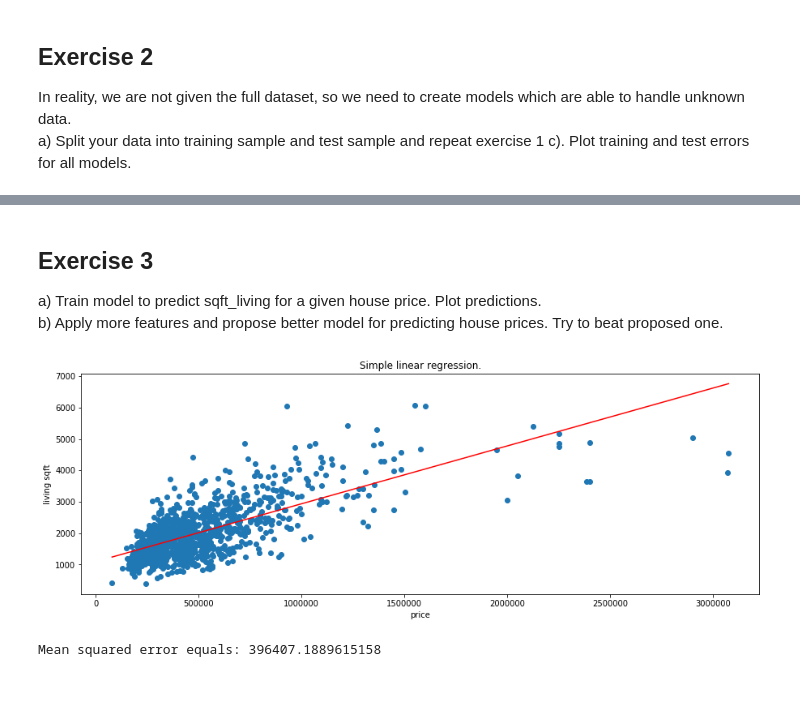
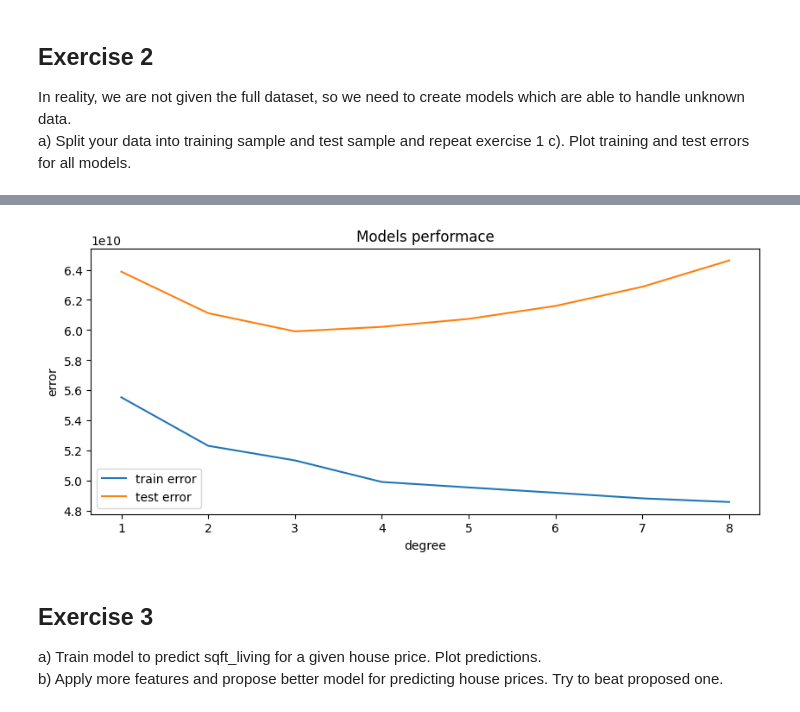
Before and after one commit to jqbpoz/Data-Analyst-UJ, a Jupyter notebook: 02 Regression/Assignment_2.ipynb, the cells around one changed output, grey strips where cells are left out. Saved outputs shown, nothing was run; the diff lists cells and outputs as text; code cells hidden in the pictures.

```diff
--- a/02 Regression/Assignment_2.ipynb
+++ b/02 Regression/Assignment_2.ipynb
@@ -103,11 +115,3 @@ plt.show()
 ## Exercise 2
 In reality, we are not given the full dataset, so we need to create models which are able to handle unknown data.
 a) Split your data into training sample and test sample and repeat exercise 1 c). Plot training and test errors for all models.
-# %%
-#a)
-
-for order in range(1,9):
-
-    X_train, X_test, y_train, y_test = train_test_split(X_order, y, test_size=0.3, random_state=44)
-
-    ...
@@ -117,14 +129,33 @@ for order in range(1,9):
+# %%
+#a)
+
+errors_train = []
+errors_test = []
+
+plt.figure(figsize=(10,4))
+
+for order in range(1,9):
+
+    poly = PolynomialFeatures(order, include_bias = False)
+    X_order = poly.fit_transform(X)
+
+    X_train, X_test, y_train, y_test = train_test_split(X_order, y, test_size=0.3, random_state=44)
+
+    model.fit(X_train,y_train)
+
+    errors_train.append(mean_squared_error(y_train, model.predict(X_train)))
+    errors_test.append(mean_squared_error(y_test, model.predict(X_test)))
+
+plt.xlabel('degree')
+plt.ylabel('error')
+plt.title('Models performace')
+plt.plot(list(range(1,9)),errors_train,label="train error")
+plt.plot(list(range(1,9)),errors_test,label="test error")
+plt.legend()
+plt.show()
+# %% [output]
+[figure, added]
 # %% [markdown]
 ## Exercise 3
 a) Train model to predict sqft_living for a given house price. Plot predictions.
 b) Apply more features and propose better model for predicting house prices. Try to beat proposed one.
-# %%
-#a)
-
-X = house_df.price.values.reshape(-1,1)[:1000]
-y = house_df.sqft_living.values.reshape(-1)[:1000]
-
-#Your code:
-# %% [output]
-[figure, removed]
-Mean squared error equals: 396407.1889615158
```
Also changed, not shown: parts of 10 cells of this notebook.
